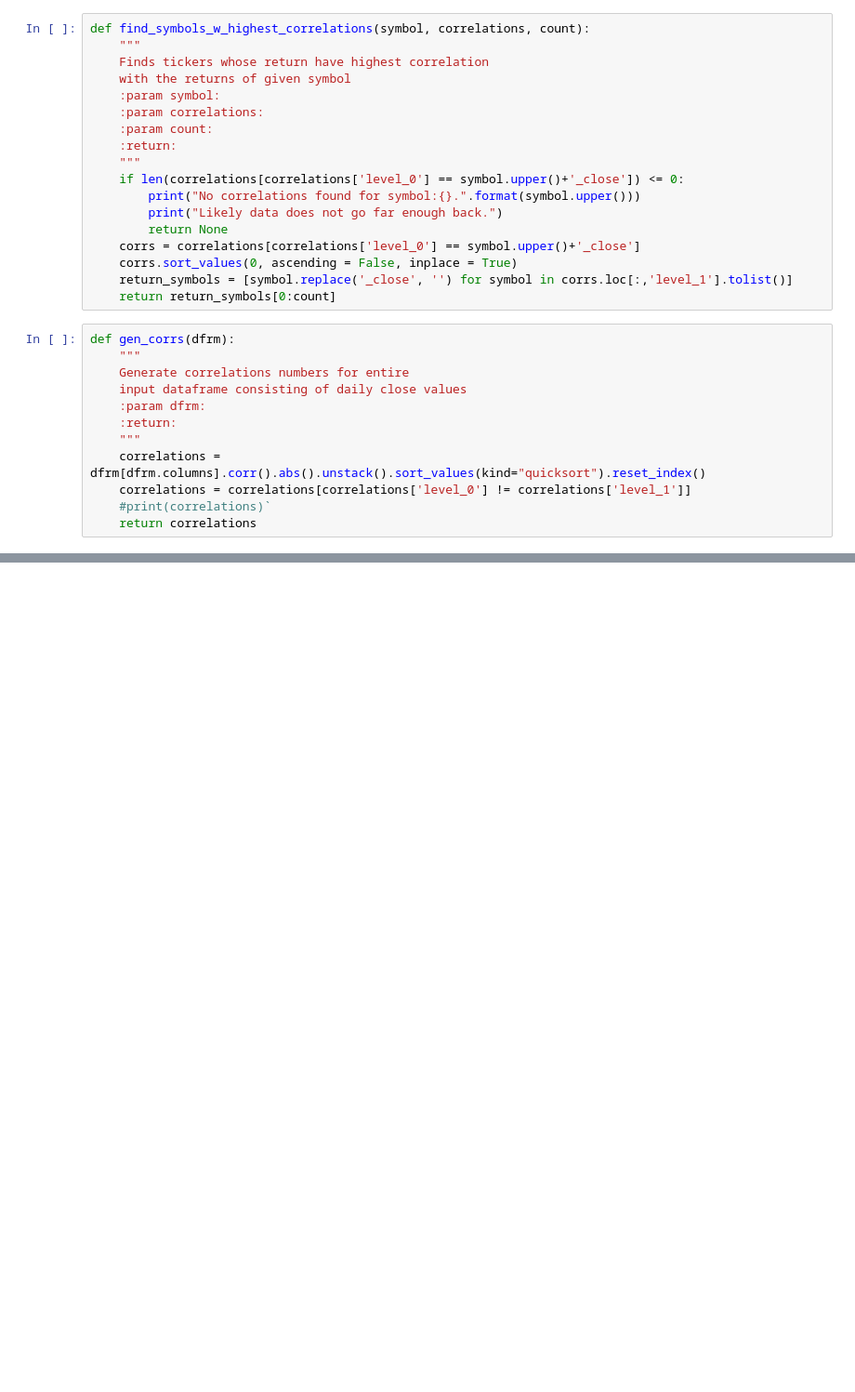
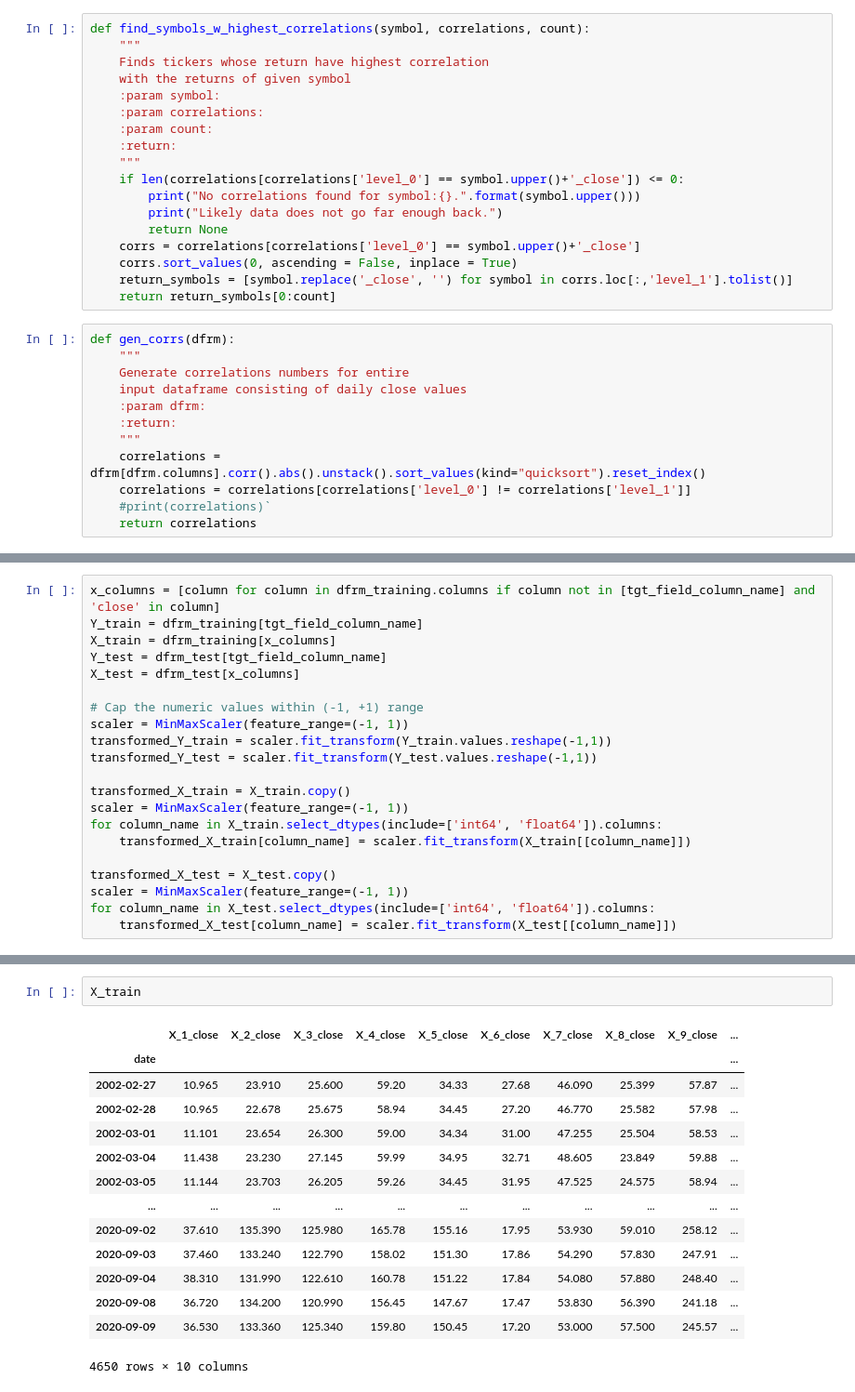
Before and after one commit to psharma1544/JupyterNotebooks, a Jupyter notebook: LLMs/PredictiveModeling_Pytorch.ipynb, the cells around one changed output, grey strips where cells are left out. Shown at 93% size. Cells and saved outputs as stored; diff of their text form; blank space fills up the shorter version.

```diff
--- a/LLMs/PredictiveModeling_Pytorch.ipynb
+++ b/LLMs/PredictiveModeling_Pytorch.ipynb
@@ -281 +218,22 @@ print(len(dfrm_test))
+# %%
+x_columns = [column for column in dfrm_training.columns if column not in [tgt_field_column_name] and 'close' in column]
+Y_train = dfrm_training[tgt_field_column_name]
+X_train = dfrm_training[x_columns]
+Y_test = dfrm_test[tgt_field_column_name]
+X_test = dfrm_test[x_columns]
+
+# Cap the numeric values within (-1, +1) range
+scaler = MinMaxScaler(feature_range=(-1, 1))
+transformed_Y_train = scaler.fit_transform(Y_train.values.reshape(-1,1))
+transformed_Y_test = scaler.fit_transform(Y_test.values.reshape(-1,1))
+
+transformed_X_train = X_train.copy()
+scaler = MinMaxScaler(feature_range=(-1, 1))
+for column_name in X_train.select_dtypes(include=['int64', 'float64']).columns:
+    transformed_X_train[column_name] = scaler.fit_transform(X_train[[column_name]])
+
+transformed_X_test = X_test.copy()
+scaler = MinMaxScaler(feature_range=(-1, 1))
+for column_name in X_test.select_dtypes(include=['int64', 'float64']).columns:
+    transformed_X_test[column_name] = scaler.fit_transform(X_test[[column_name]])
 # %%
@@ -315,0 +339,17 @@ X_test_loader = DataLoader(X_test, batch_size=5, shuffle=False)
+# %%
+X_train
+# %% [output]
+|  | X_1_close | X_2_close | X_3_close | X_4_close | X_5_close | X_6_close | X_7_close | X_8_close | X_9_close | ... |
+| date |  |  |  |  |  |  |  |  |  | ... |
+| 2002-02-27 | 10.965 | 23.910 | 25.600 | 59.20 | 34.33 | 27.68 | 46.090 | 25.399 | 57.87 | ... |
+| 2002-02-28 | 10.965 | 22.678 | 25.675 | 58.94 | 34.45 | 27.20 | 46.770 | 25.582 | 57.98 | ... |
+| 2002-03-01 | 11.101 | 23.654 | 26.300 | 59.00 | 34.34 | 31.00 | 47.255 | 25.504 | 58.53 | ... |
+| 2002-03-04 | 11.438 | 23.230 | 27.145 | 59.99 | 34.95 | 32.71 | 48.605 | 23.849 | 59.88 | ... |
+| 2002-03-05 | 11.144 | 23.703 | 26.205 | 59.26 | 34.45 | 31.95 | 47.525 | 24.575 | 58.94 | ... |
+| ... | ... | ... | ... | ... | ... | ... | ... | ... | ... | ... |
+| 2020-09-02 | 37.610 | 135.390 | 125.980 | 165.78 | 155.16 | 17.95 | 53.930 | 59.010 | 258.12 | ... |
+| 2020-09-03 | 37.460 | 133.240 | 122.790 | 158.02 | 151.30 | 17.86 | 54.290 | 57.830 | 247.91 | ... |
+| 2020-09-04 | 38.310 | 131.990 | 122.610 | 160.78 | 151.22 | 17.84 | 54.080 | 57.880 | 248.40 | ... |
+| 2020-09-08 | 36.720 | 134.200 | 120.990 | 156.45 | 147.67 | 17.47 | 53.830 | 56.390 | 241.18 | ... |
+| 2020-09-09 | 36.530 | 133.360 | 125.340 | 159.80 | 150.45 | 17.20 | 53.000 | 57.500 | 245.57 | ... |
+4650 rows × 10 columns
```
Also changed, not shown: parts of 20 cells of this notebook.
